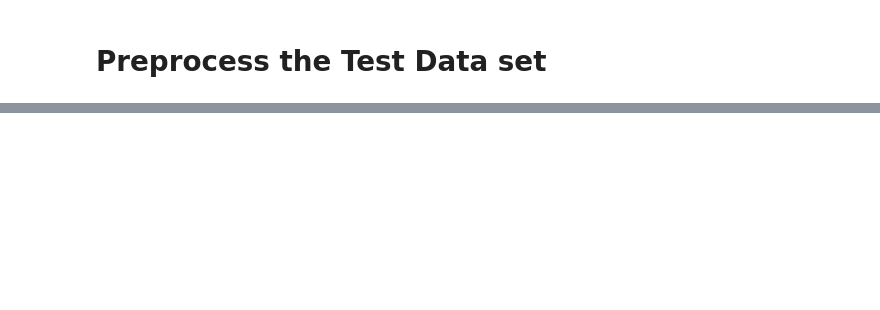
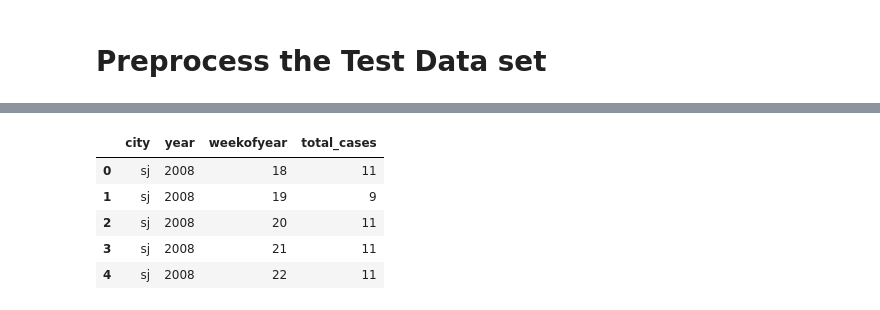
Before and after one commit to dulajdilshan/DengAI, a Jupyter notebook: DengAI_test_code1.ipynb, the cells around one changed output, grey strips where cells are left out. Drawn from its saved outputs; the diff is of its cells as text; code cells hidden in the pictures; blank space fills up the shorter version.

```diff
--- a/DengAI_test_code1.ipynb
+++ b/DengAI_test_code1.ipynb
@@ -358,3 +316,39 @@ def submission(pred):
     submission.to_csv("./submissions/sub_DengAI.csv")
 # %% [markdown]
 # Preprocess the Test Data set
+# %%
+train_sj = drop_unnecessary_columns(train_sj,X_FEATURES)
+train_iq = drop_unnecessary_columns(train_iq,X_FEATURES)
+
+# Impute the Values
+X_test_sj = features_test.loc[features_test['city']=='sj',:]
+X_test_iq = features_test.loc[features_test['city']=='iq',:]
+
+predict_sj = X_test_sj[KEYS].copy()
+predict_iq = X_test_iq[KEYS].copy()
+
+# FIll values
+X_test_sj = fill_null_values_with_mean(X_test_sj,COMMON_TRAINING_FEATURES)
+X_test_iq = fill_null_values_with_mean(X_test_iq,COMMON_TRAINING_FEATURES)
+
+
+# Normalization
+X_test_sj = add_time_series_features(X_test_sj, window=10)
+X_test_iq = add_time_series_features(X_test_iq, window=10)
+
+X_test_sj[FEATURES_TO_NRMLZE] = X_test_sj[FEATURES_TO_NRMLZE].apply(normalize, axis=0)
+X_test_iq[FEATURES_TO_NRMLZE] = X_test_iq[FEATURES_TO_NRMLZE].apply(normalize, axis=0)
+
+# Drop columns
+X_test_sj = drop_unnecessary_columns(X_test_sj,X_FEATURES)
+X_test_iq = drop_unnecessary_columns(X_test_iq,X_FEATURES)
+
+train_sj.drop(['station_min_temp_c'], axis=1, inplace=True)
+train_iq.drop(['station_min_temp_c'], axis=1, inplace=True)
+X_test_sj.drop(['station_min_temp_c'], axis=1, inplace=True)
+X_test_iq.drop(['station_min_temp_c'], axis=1, inplace=True)
+
+print(f'train_sj: {train_sj.shape}')
+print(f'train_iq: {train_iq.shape}')
+print(f'X_test_sj: {X_test_sj.shape}')
+print(f'X_test_iq: {X_test_iq.shape}')
@@ -360,0 +377,4 @@ def submission(pred):
+# %%
+# Train models with full dataset
+reg_sj = GradientBoostingRegressor(learning_rate=0.1, max_depth=5, n_estimators=30, random_state=67)
+reg_sj.fit(train_sj, label_sj.total_cases)
@@ -360,0 +404,12 @@ def submission(pred):
+# %%
+# Predict SJ
+y_sj_pred = reg_sj.predict(X_test_sj)
+predict_sj['total_cases'] = y_sj_pred.round().astype(int)
+predict_sj.head()
+# %% [output]
+|  | city | year | weekofyear | total_cases |
+| 0 | sj | 2008 | 18 | 11 |
+| 1 | sj | 2008 | 19 | 9 |
+| 2 | sj | 2008 | 20 | 11 |
+| 3 | sj | 2008 | 21 | 11 |
+| 4 | sj | 2008 | 22 | 11 |
```
Also changed, not shown: parts of 67 cells of this notebook.
